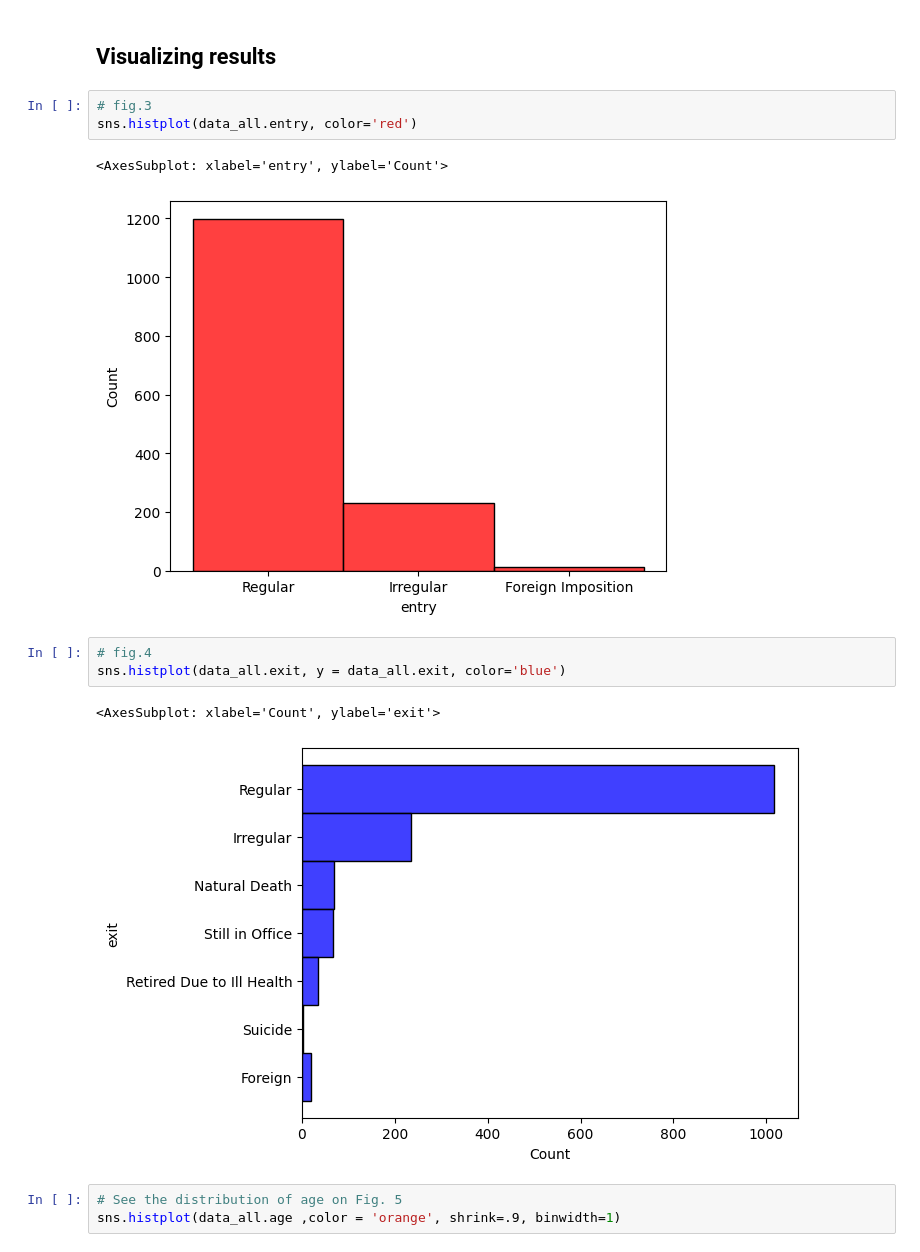
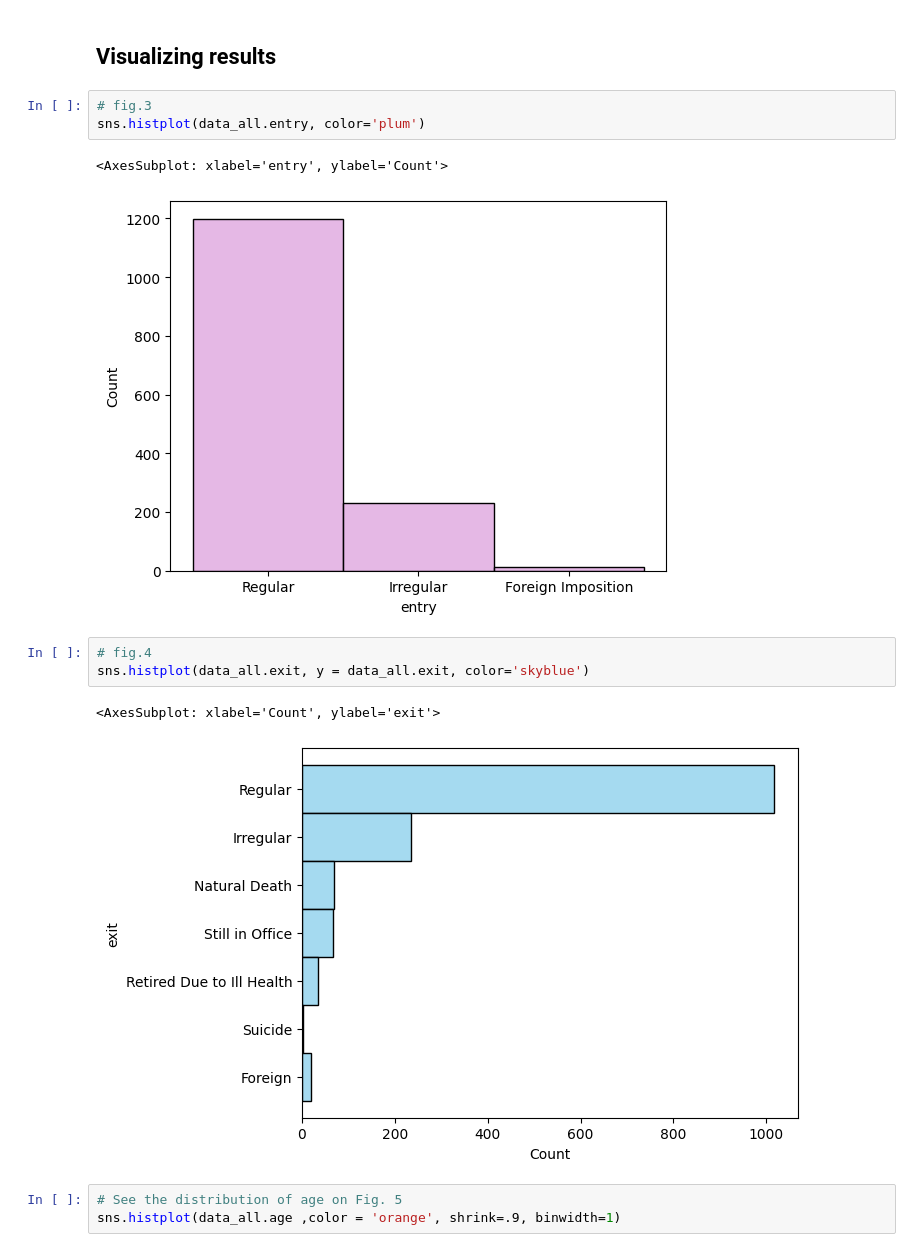
Before and after one commit to ShuaiZhao1/Analysing-Political-Executives-With-AI-data-processing, a Jupyter notebook: Notebooks/1-Data_extraction_and_visualizing.ipynb, the cells around one changed output. Cells and saved outputs as stored; diff of their text form.

Commit message:
update color

```diff
--- a/Notebooks/1-Data_extraction_and_visualizing.ipynb
+++ b/Notebooks/1-Data_extraction_and_visualizing.ipynb
@@ -201,16 +208,16 @@ Index(['ccode', 'leader', 'entry', 'exit', 'exitcode', 'prevtimesinoffice',
 ## Visualizing results
 # %%
 # fig.3
-sns.histplot(data_all.entry, color='red')
+sns.histplot(data_all.entry, color='plum')
 # %% [output]
 <AxesSubplot: xlabel='entry', ylabel='Count'>
-[figure, old version]
+[figure, new version]
 # %%
 # fig.4
-sns.histplot(data_all.exit, y = data_all.exit, color='blue')
+sns.histplot(data_all.exit, y = data_all.exit, color='skyblue')
 # %% [output]
 <AxesSubplot: xlabel='Count', ylabel='exit'>
-[figure, old version]
+[figure, new version]
 # %%
 # See the distribution of age on Fig. 5
 sns.histplot(data_all.age ,color = 'orange', shrink=.9, binwidth=1)
```
Also changed, not shown: parts of 2 cells of this notebook, 2 other files.
